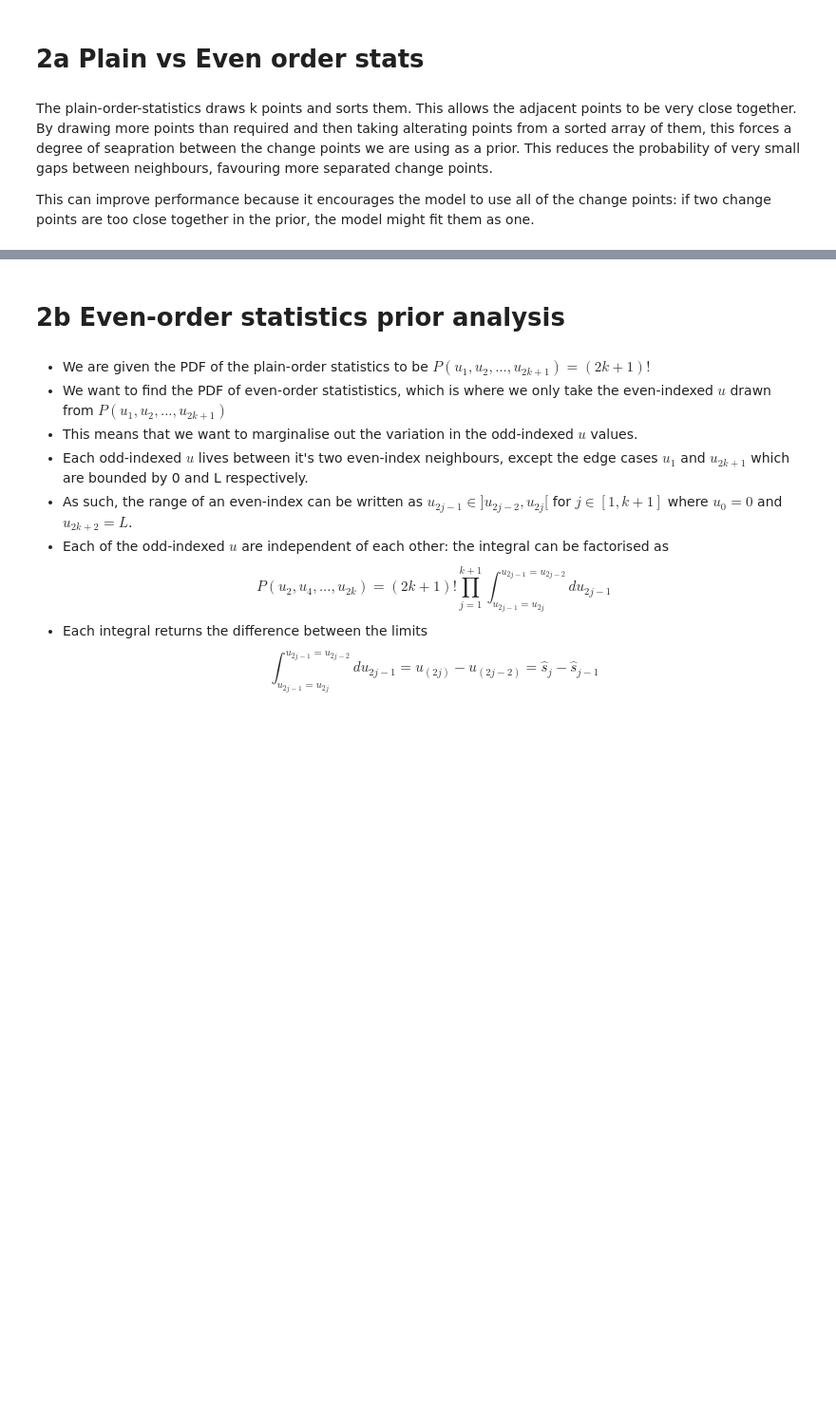
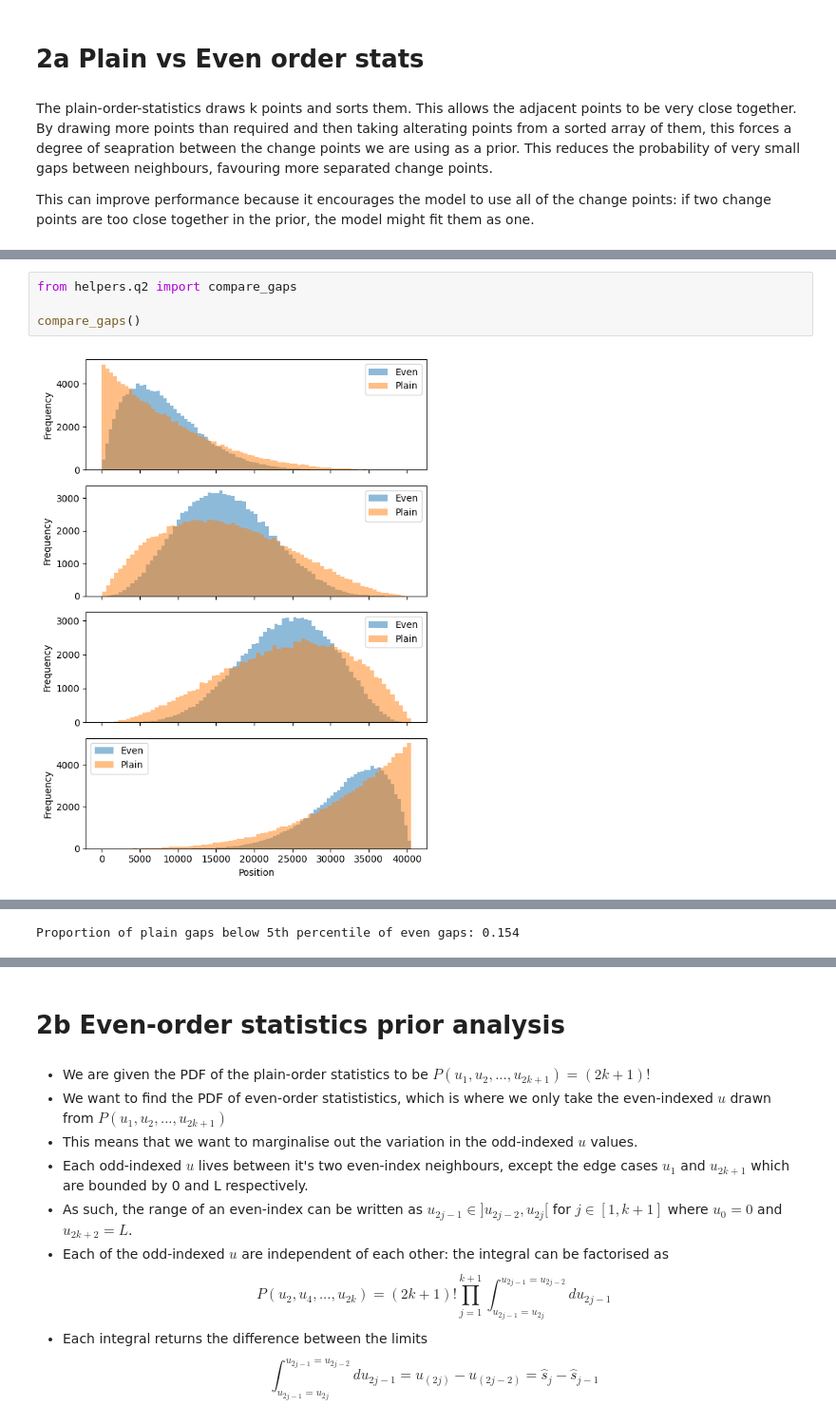
Before and after one commit to JoeyWee1/S2_Coal_Mining_Bayesian_Stats, a Jupyter notebook: S2CW.ipynb, the cells around one changed output, grey strips where cells are left out. Shown at 95% size. Drawn from its saved outputs; the diff is of its cells as text; blank space fills up the shorter version.

```diff
--- a/S2CW.ipynb
+++ b/S2CW.ipynb
@@ -115,0 +115,6 @@ The middle line on the plain-statistics draw (the bottom subplot) shows is actua
+# %%
+from helpers.q2 import compare_gaps
+
+compare_gaps()
+# %% [output]
+[figure, added]
@@ -116 +122,2 @@ The middle line on the plain-statistics draw (the bottom subplot) shows is actua
+Proportion of plain gaps below 5th percentile of even gaps: 0.154
 # %%
```
Also changed, not shown: parts of 11 cells of this notebook, 1 other file.
